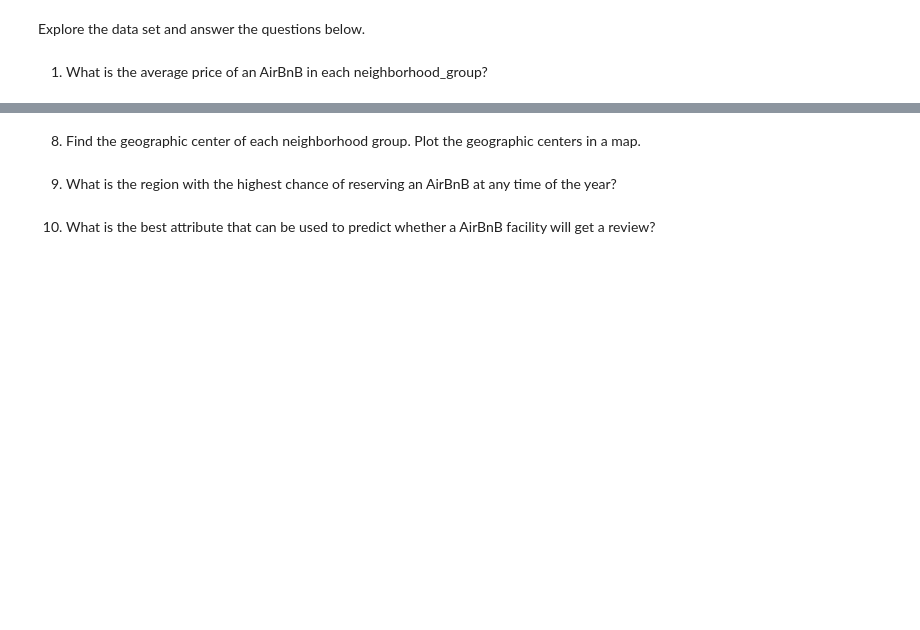
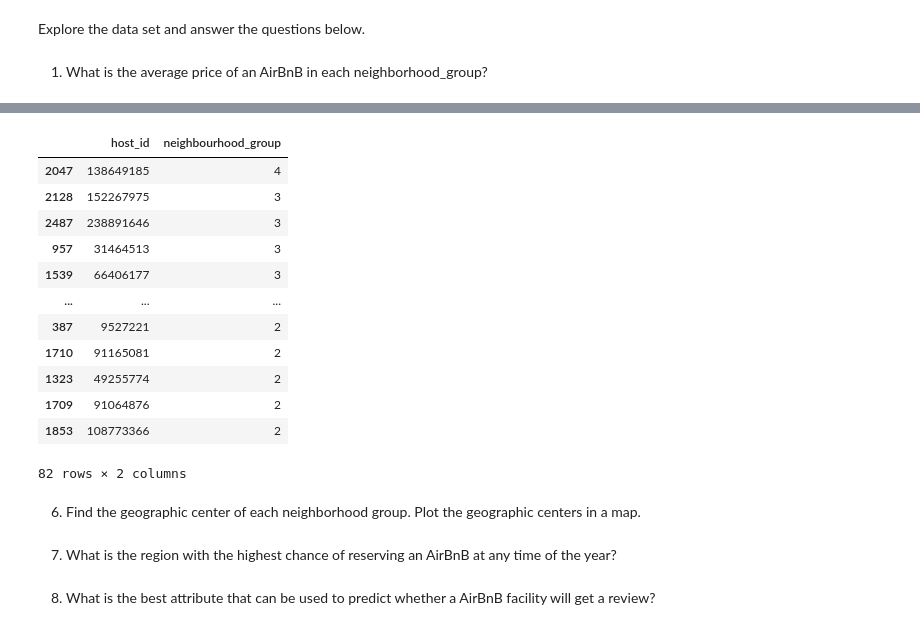
Before and after one commit to tharina11/Machine-Learning-Projects, a Jupyter notebook: 3. Singapore Airbnb data Exploratory Data Analysis/AirBnB_EDA.ipynb, the cells around one changed output, grey strips where cells are left out. Saved outputs shown, nothing was run; the diff lists cells and outputs as text; code cells hidden in the pictures; blank space fills up the shorter version.

```diff
--- a/3. Singapore Airbnb data Exploratory Data Analysis/AirBnB_EDA.ipynb
+++ b/3. Singapore Airbnb data Exploratory Data Analysis/AirBnB_EDA.ipynb
@@ -254,6 +306,23 @@ Explore the data set and answer the questions below.
+# %%
+# Get the host ids and counts of neighborhood groups that the host has AirBnB facilities
+grouped_sorted[grouped_sorted['neighbourhood_group'] >1]
+# %% [output]
+|  | host_id | neighbourhood_group |
+| 2047 | 138649185 | 4 |
+| 2128 | 152267975 | 3 |
+| 2487 | 238891646 | 3 |
+| 957 | 31464513 | 3 |
+| 1539 | 66406177 | 3 |
+| ... | ... | ... |
+| 387 | 9527221 | 2 |
+| 1710 | 91165081 | 2 |
+| 1323 | 49255774 | 2 |
+| 1709 | 91064876 | 2 |
+| 1853 | 108773366 | 2 |
+82 rows × 2 columns
 # %% [markdown]
-8. Find the geographic center of each neighborhood group. Plot the geographic centers in a map.
+6. Find the geographic center of each neighborhood group. Plot the geographic centers in a map.
 # %% [markdown]
-9. What is the region with the highest chance of reserving an AirBnB at any time of the year?
+7. What is the region with the highest chance of reserving an AirBnB at any time of the year?
 # %% [markdown]
-10. What is the best attribute that can be used to predict whether a AirBnB facility will get a review?
+8. What is the best attribute that can be used to predict whether a AirBnB facility will get a review?
```
Also changed, not shown: parts of 10 cells of this notebook.
